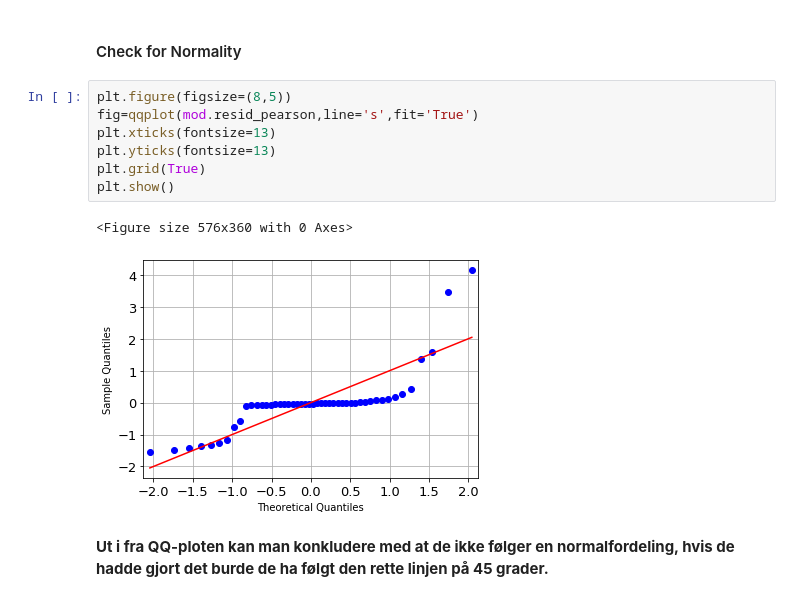
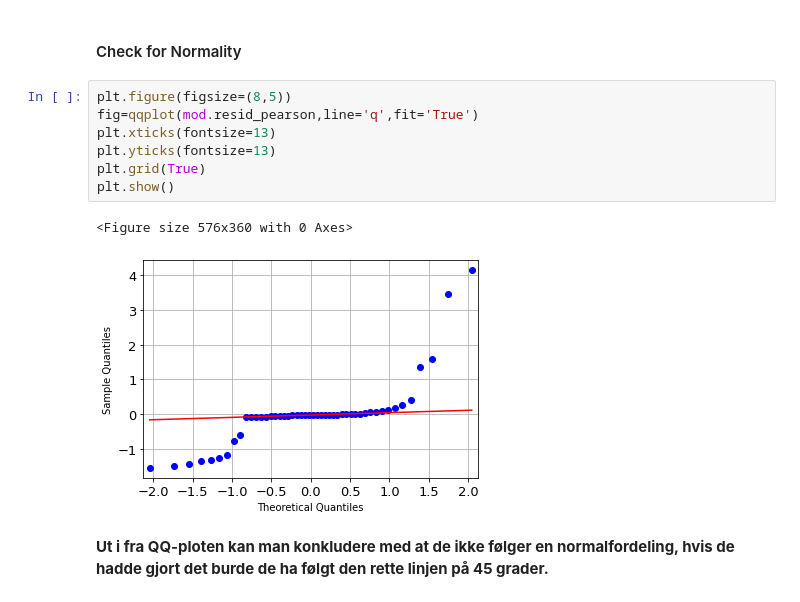
Before and after one commit to amirarfan/STAT210, a Jupyter notebook: Compulsory Assignment - Amir Arfan.ipynb, the cells around one changed output. Drawn from its saved outputs; the diff is of its cells as text.

```diff
--- a/Compulsory Assignment - Amir Arfan.ipynb
+++ b/Compulsory Assignment - Amir Arfan.ipynb
@@ -70,14 +70,14 @@ Warnings:
 #### Check for Normality
 # %%
 plt.figure(figsize=(8,5))
-fig=qqplot(mod.resid_pearson,line='s',fit='True')
+fig=qqplot(mod.resid_pearson,line='q',fit='True')
 plt.xticks(fontsize=13)
 plt.yticks(fontsize=13)
 plt.grid(True)
 plt.show()
 # %% [output]
 <Figure size 576x360 with 0 Axes>
-[figure, old version]
+[figure, new version]
 # %% [markdown]
 **Ut i fra QQ-ploten kan man konkludere med at de ikke følger en normalfordeling, hvis de hadde gjort det burde de ha følgt den rette linjen på 45 grader.**
 # %% [markdown]
```
Also changed, not shown: parts of 4 cells of this notebook, 3 other files.
